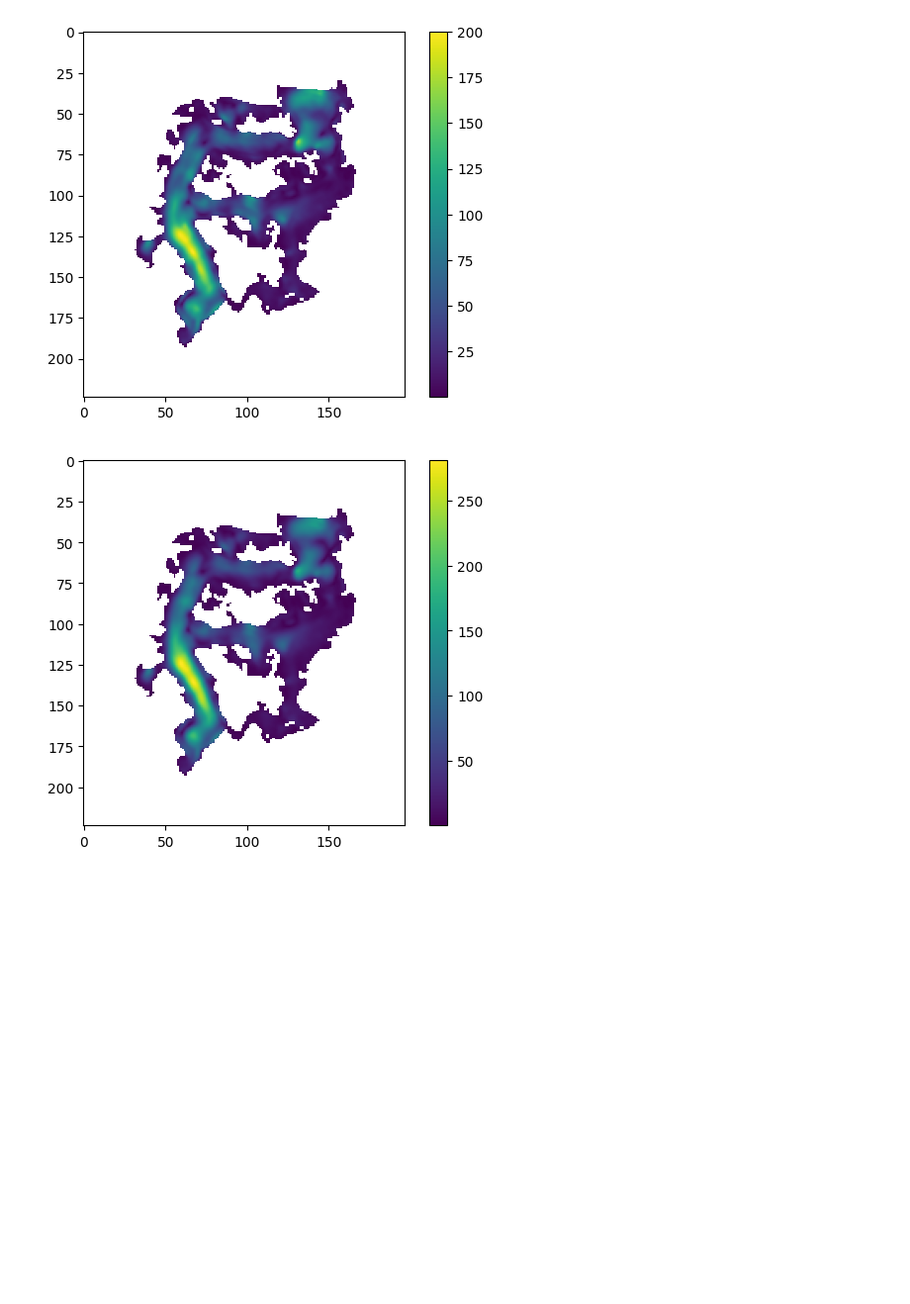
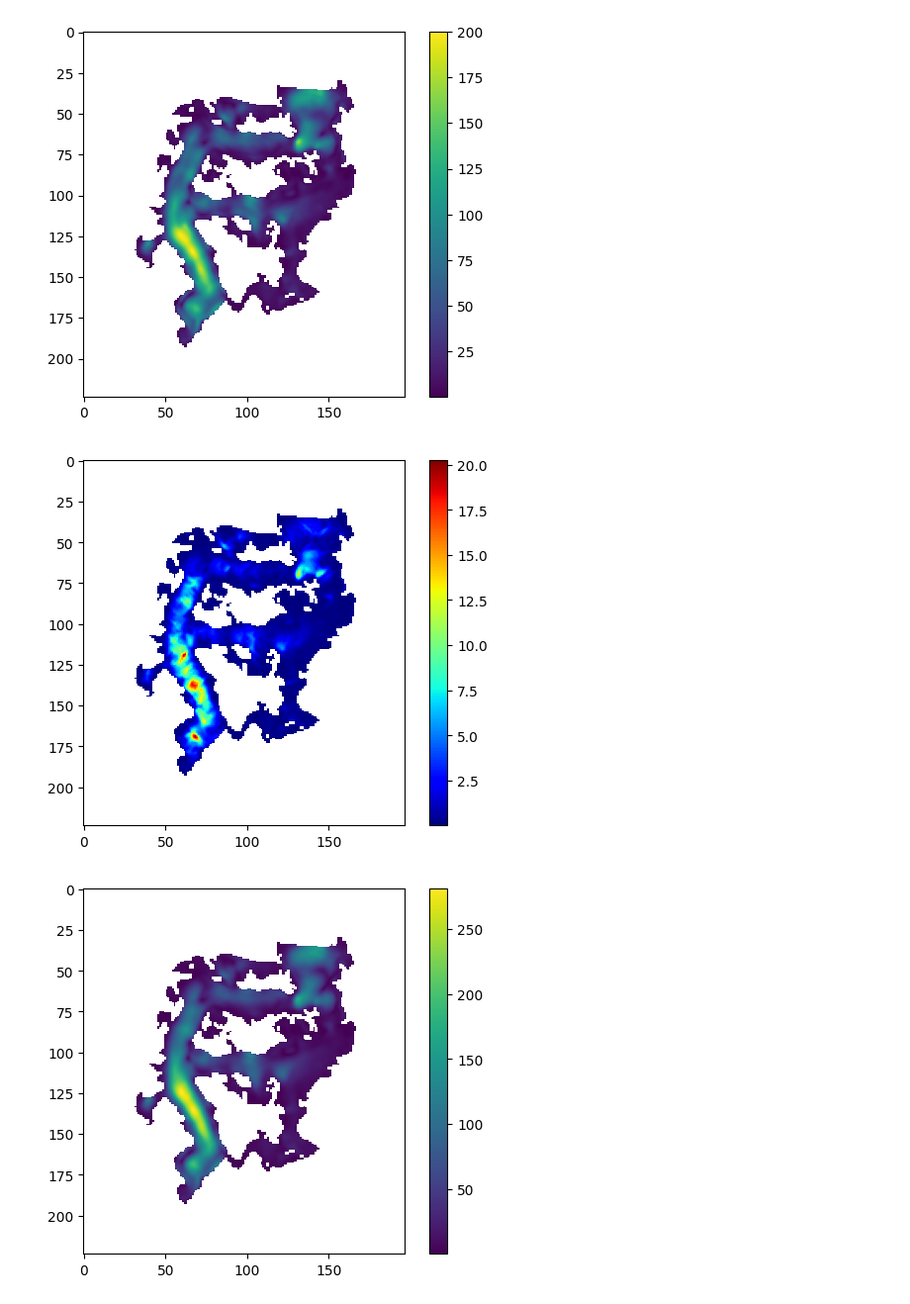
Before and after one commit to ethan-pierce/igm-alpine, a Jupyter notebook: igm-2.0/results/production/visualize-results.ipynb, the cells around one changed output. Shown at 99% size. Saved outputs shown, nothing was run; the diff lists cells and outputs as text; code cells hidden in the pictures; blank space fills up the shorter version.

```diff
--- a/igm-2.0/results/production/visualize-results.ipynb
+++ b/igm-2.0/results/production/visualize-results.ipynb
@@ -98,6 +110,18 @@ plt.colorbar(im)
 plt.show()
 # %% [output]
 [figure]
+# %%
+driving_stress = (
+    np.sqrt(np.gradient(fast_geol.variables['usurf'][:])[0]**2 + np.gradient(fast_geol.variables['usurf'][:])[1]**2)
+    * 917 * 9.81 * fast_geol.variables['thk'][:]
+)
+var = np.abs(driving_stress * fast_out.variables['velbase_mag'][0]) / (917 * 3.345e5)
+field = np.flip(np.where(fast_geol.variables['thk'][:] > 0.1, var, np.nan), axis = 0)
+im = plt.imshow(field[:], cmap = 'jet')
+plt.colorbar(im)
+plt.show()
+# %% [output]
+[figure, added]
 # %%
 var = fast_out.variables['velsurf_mag'][:]
 field = np.flip(np.where(fast_geol.variables['thk'][:] > 0.1, var, np.nan), axis = 1)
```
Also changed, not shown: parts of 1 cell of this notebook, 9 other files.
